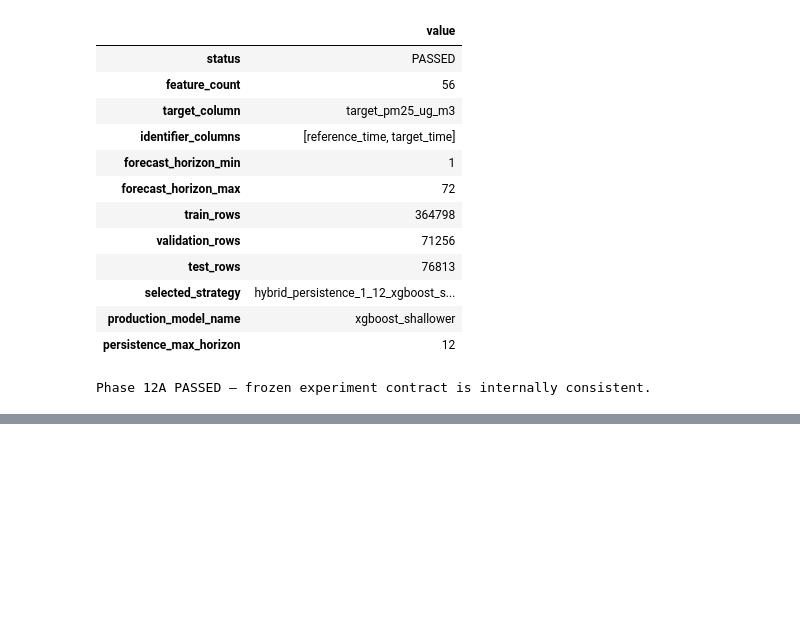
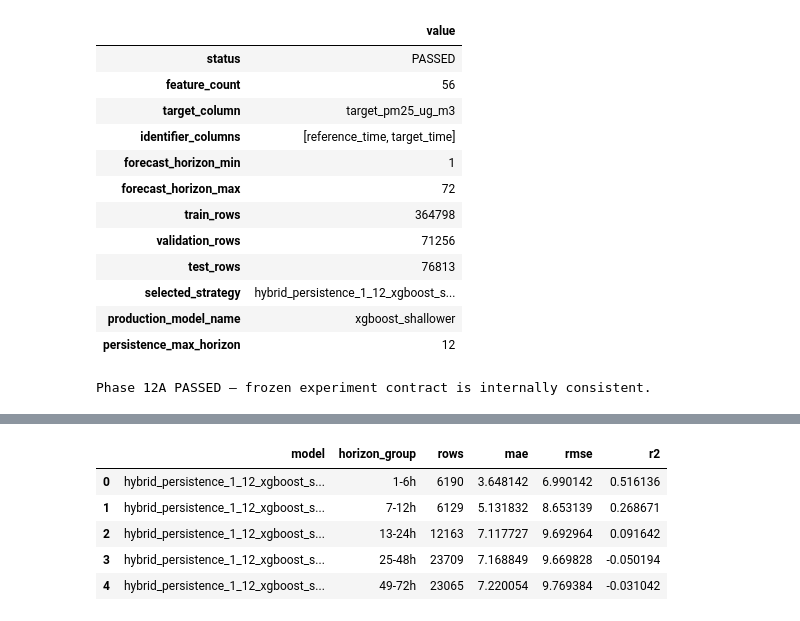
Before and after one commit to riyanj220/pearls-aqi-predictor, a Jupyter notebook: notebooks/12_model_challenger_benchmark.ipynb, the cells around one changed output, grey strips where cells are left out. Drawn from its saved outputs; the diff is of its cells as text; code cells hidden in the pictures; blank space fills up the shorter version.

```diff
--- a/notebooks/12_model_challenger_benchmark.ipynb
+++ b/notebooks/12_model_challenger_benchmark.ipynb
@@ -868,0 +1296,81 @@ Phase 12A PASSED — frozen experiment contract is internally consistent.
+# %%
+champion_validation_results_df = (
+    validation_df[
+        [
+            "reference_time",
+            "target_time",
+            FORECAST_HORIZON_COLUMN,
+            TARGET_COLUMN,
+        ]
+    ]
+    .copy()
+)
+
+
+champion_validation_results_df[
+    "prediction"
+] = champion_validation_predictions
+
+
+champion_horizon_group_records = []
+
+
+for group_name, (
+    minimum_horizon,
+    maximum_horizon,
+) in HORIZON_GROUPS.items():
+
+    group_mask = (
+        champion_validation_results_df[
+            FORECAST_HORIZON_COLUMN
+        ]
+        .between(
+            minimum_horizon,
+            maximum_horizon,
+        )
+    )
+
+    group_df = (
+        champion_validation_results_df.loc[
+            group_mask
+        ]
+    )
+
+    group_metrics = (
+        calculate_regression_metrics(
+            y_true=group_df[
+                TARGET_COLUMN
+            ],
+            y_pred=group_df[
+                "prediction"
+            ],
+        )
+    )
+
+    champion_horizon_group_records.append(
+        {
+            "model": EXPECTED_STRATEGY,
+            "horizon_group": group_name,
+            "rows": len(group_df),
+            **group_metrics,
+        }
+    )
+
+
+champion_validation_by_horizon_group_df = (
+    pd.DataFrame(
+        champion_horizon_group_records
+    )
+)
+
+
+display(
+    champion_validation_by_horizon_group_df
+)
+# %% [output]
+|  | model | horizon_group | rows | mae | rmse | r2 |
+| 0 | hybrid_persistence_1_12_xgboost_s... | 1-6h | 6190 | 3.648142 | 6.990142 | 0.516136 |
+| 1 | hybrid_persistence_1_12_xgboost_s... | 7-12h | 6129 | 5.131832 | 8.653139 | 0.268671 |
+| 2 | hybrid_persistence_1_12_xgboost_s... | 13-24h | 12163 | 7.117727 | 9.692964 | 0.091642 |
+| 3 | hybrid_persistence_1_12_xgboost_s... | 25-48h | 23709 | 7.168849 | 9.669828 | -0.050194 |
+| 4 | hybrid_persistence_1_12_xgboost_s... | 49-72h | 23065 | 7.220054 | 9.769384 | -0.031042 |
```
Also changed, not shown: parts of 11 cells of this notebook.
